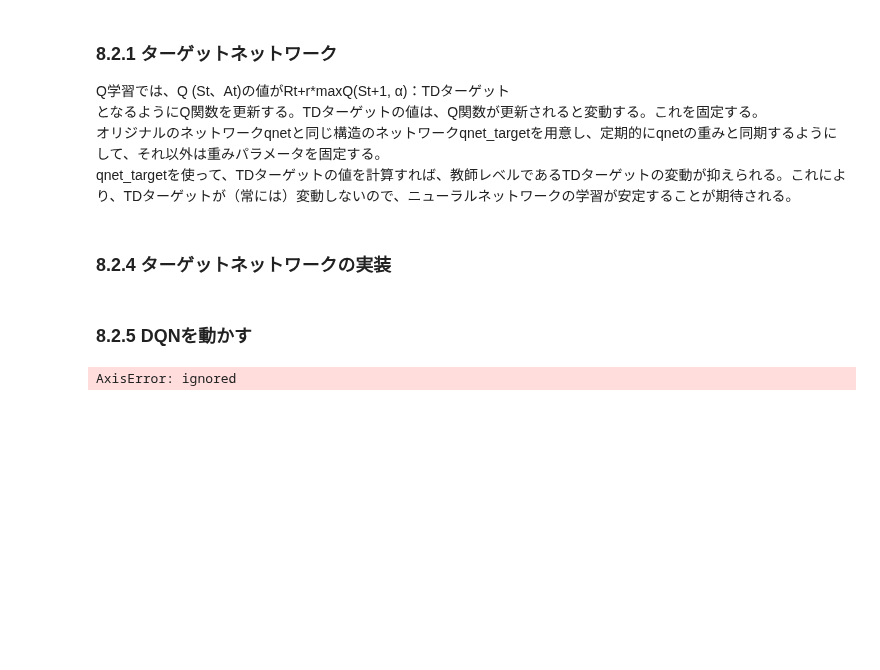
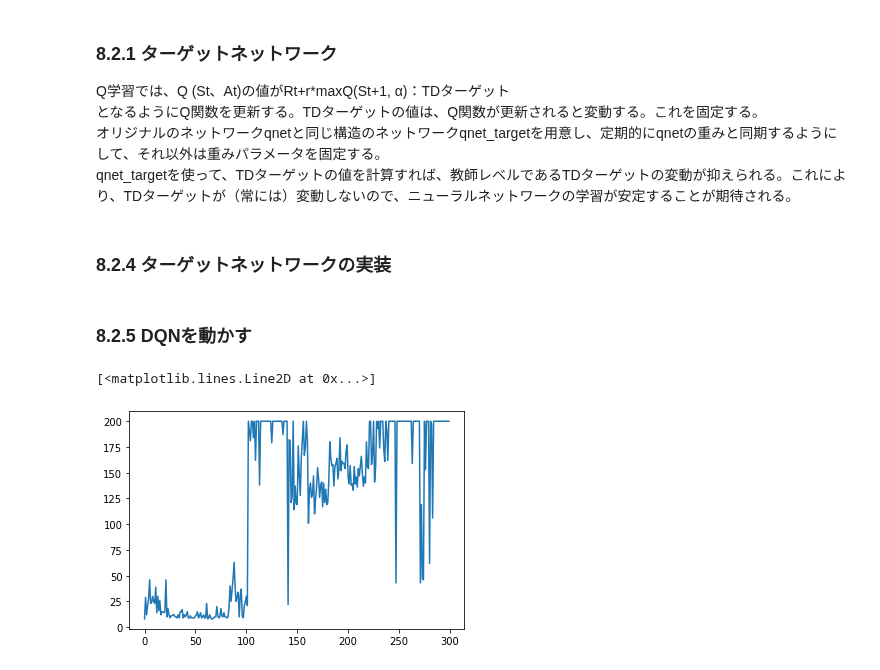
Before and after one commit to sota1111/DL_Zero, a Jupyter notebook: DL_Zero4_2.ipynb, the cells around one changed output. Cells and saved outputs as stored; diff of their text form; code cells hidden in the pictures; blank space fills up the shorter version.

```diff
--- a/DL_Zero4_2.ipynb
+++ b/DL_Zero4_2.ipynb
@@ -152,7 +158,7 @@ class ReplayBuffer:
     state = np.stack([x[0] for x in data])
     action = np.array([x[1] for x in data])
     reward = np.array([x[2] for x in data])
-    next_stage = np.array([x[3] for x in data])
+    next_state = np.stack([x[3] for x in data])
     done = np.array([x[4] for x in data]).astype(np.int32)
     return state, action, reward, next_state, done
 # %%
@@ -282,5 +288,8 @@ for episode in range(episodes):
     agent.sync_qnet()
 
   reward_histrory.append(total_reward)
-# %% [output]
-AxisError: ignored
+# %%
+plt.plot(reward_histrory)
+# %% [output]
+[<matplotlib.lines.Line2D at 0x...>]
+[figure, added]
```
Also changed, not shown: parts of 44 cells of this notebook.
